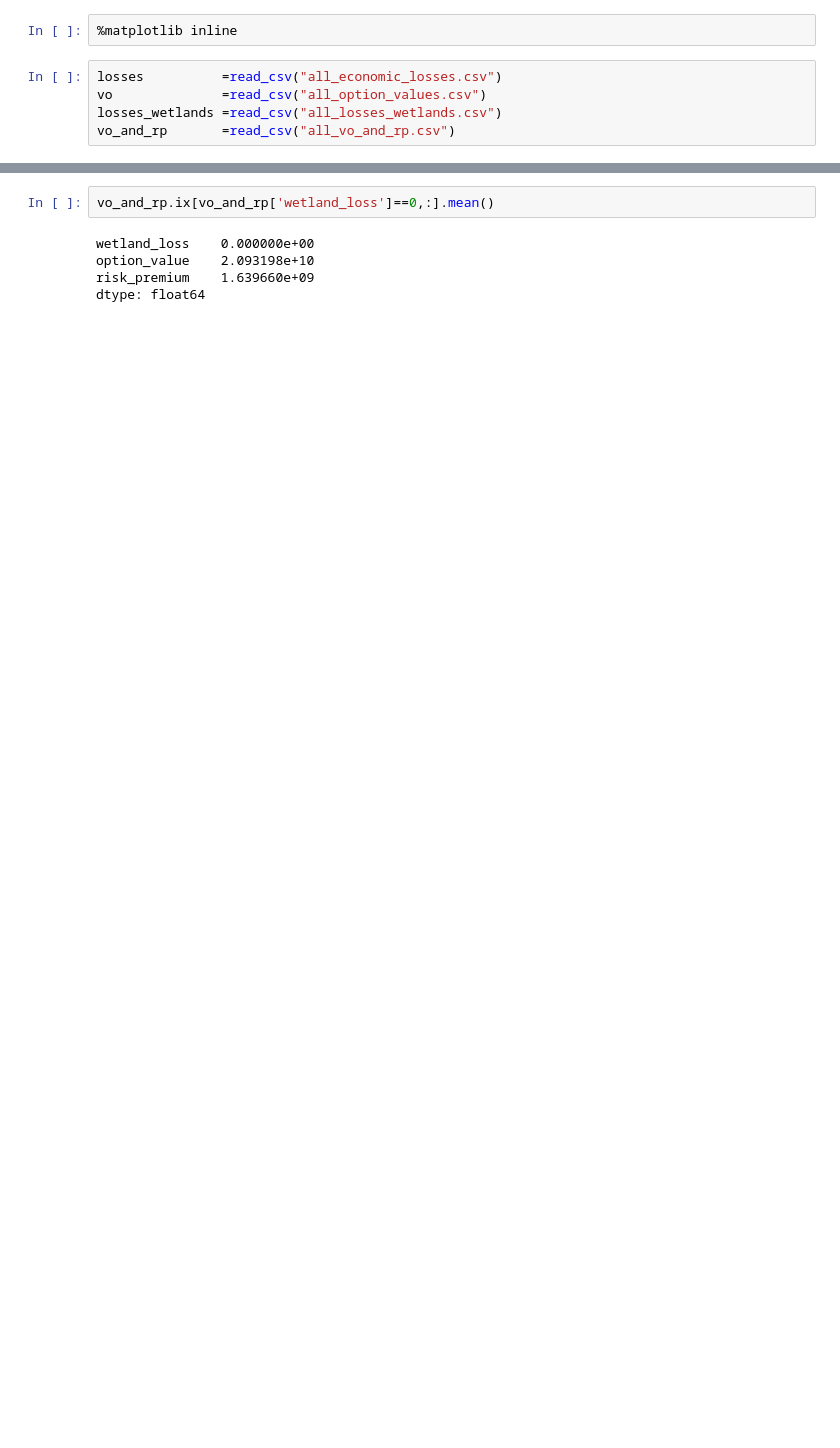
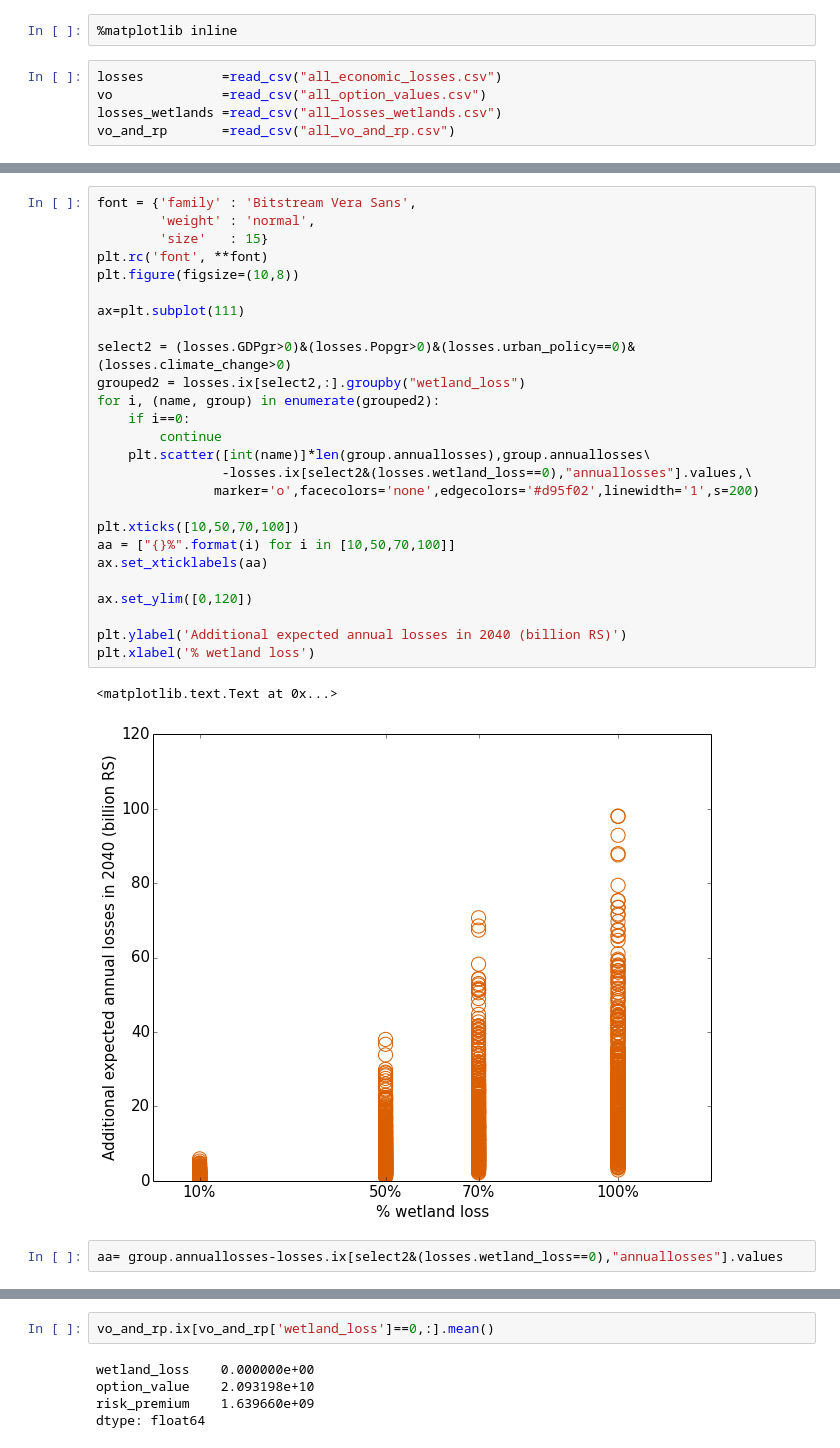
Before and after one commit to julierozz/create_files_for_mike11, a Jupyter notebook: all_results.ipynb, the cells around one changed output, grey strips where cells are left out. Cells and saved outputs as stored; diff of their text form; blank space fills up the shorter version.

```diff
--- a/all_results.ipynb
+++ b/all_results.ipynb
@@ -14,0 +49,31 @@ vo_and_rp       =read_csv("all_vo_and_rp.csv")
+# %%
+font = {'family' : 'Bitstream Vera Sans',
+        'weight' : 'normal',
+        'size'   : 15}
+plt.rc('font', **font)
+plt.figure(figsize=(10,8))
+
+ax=plt.subplot(111)
+
+select2 = (losses.GDPgr>0)&(losses.Popgr>0)&(losses.urban_policy==0)&(losses.climate_change>0)
+grouped2 = losses.ix[select2,:].groupby("wetland_loss")
+for i, (name, group) in enumerate(grouped2):
+    if i==0:
+        continue
+    plt.scatter([int(name)]*len(group.annuallosses),group.annuallosses\
+                -losses.ix[select2&(losses.wetland_loss==0),"annuallosses"].values,\
+               marker='o',facecolors='none',edgecolors='#d95f02',linewidth='1',s=200)
+
+plt.xticks([10,50,70,100])
+aa = ["{}%".format(i) for i in [10,50,70,100]]
+ax.set_xticklabels(aa)
+
+ax.set_ylim([0,120])
+
+plt.ylabel('Additional expected annual losses in 2040 (billion RS)')
+plt.xlabel('% wetland loss')
+# %% [output]
+<matplotlib.text.Text at 0x...>
+[figure, added]
+# %%
+aa= group.annuallosses-losses.ix[select2&(losses.wetland_loss==0),"annuallosses"].values
```
Also changed, not shown: parts of 5 cells of this notebook, 4 other files.
